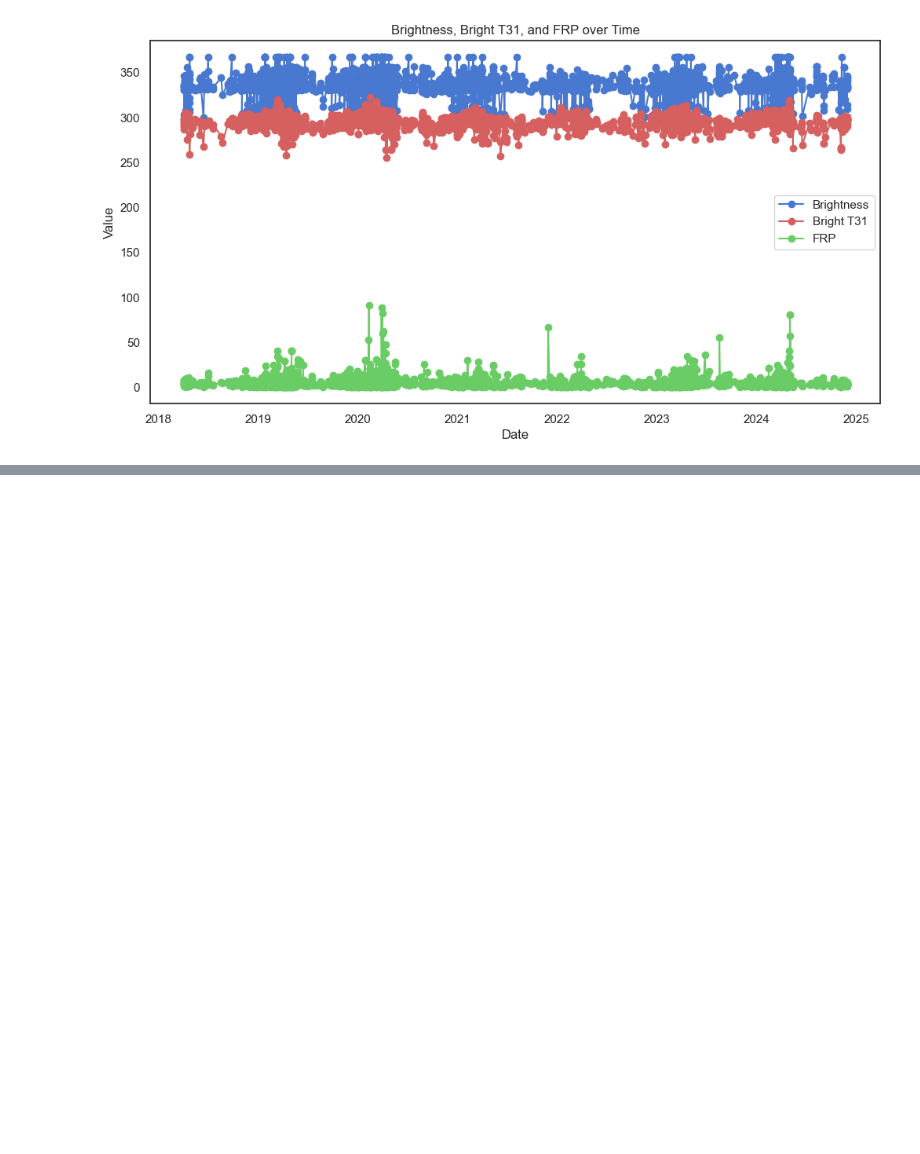
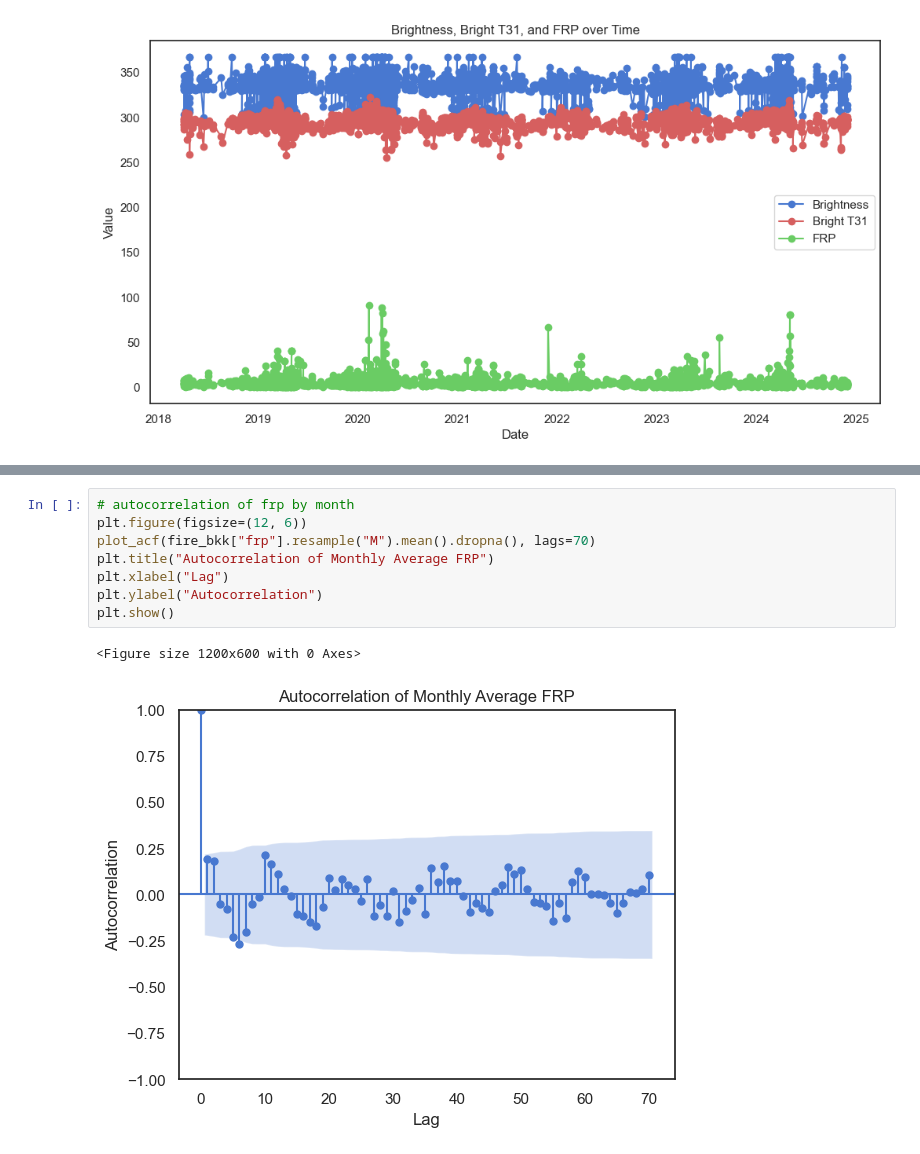
Before and after one commit to smolguyonearth/whoopenthisisgay, a Jupyter notebook: code_poysian/keep/getfire.ipynb, the cells around one changed output, grey strips where cells are left out. Cells and saved outputs as stored; diff of their text form; blank space fills up the shorter version.

```diff
--- a/code_poysian/working_code/getfire.ipynb
+++ b/code_poysian/keep/getfire.ipynb
@@ -329,0 +342,11 @@ plt.show()
+# %%
+# autocorrelation of frp by month
+plt.figure(figsize=(12, 6))
+plot_acf(fire_bkk["frp"].resample("M").mean().dropna(), lags=70)
+plt.title("Autocorrelation of Monthly Average FRP")
+plt.xlabel("Lag")
+plt.ylabel("Autocorrelation")
+plt.show()
+# %% [output]
+<Figure size 1200x600 with 0 Axes>
+[figure, added]
```
Also changed, not shown: parts of 1 cell of this notebook, 3 other files.
